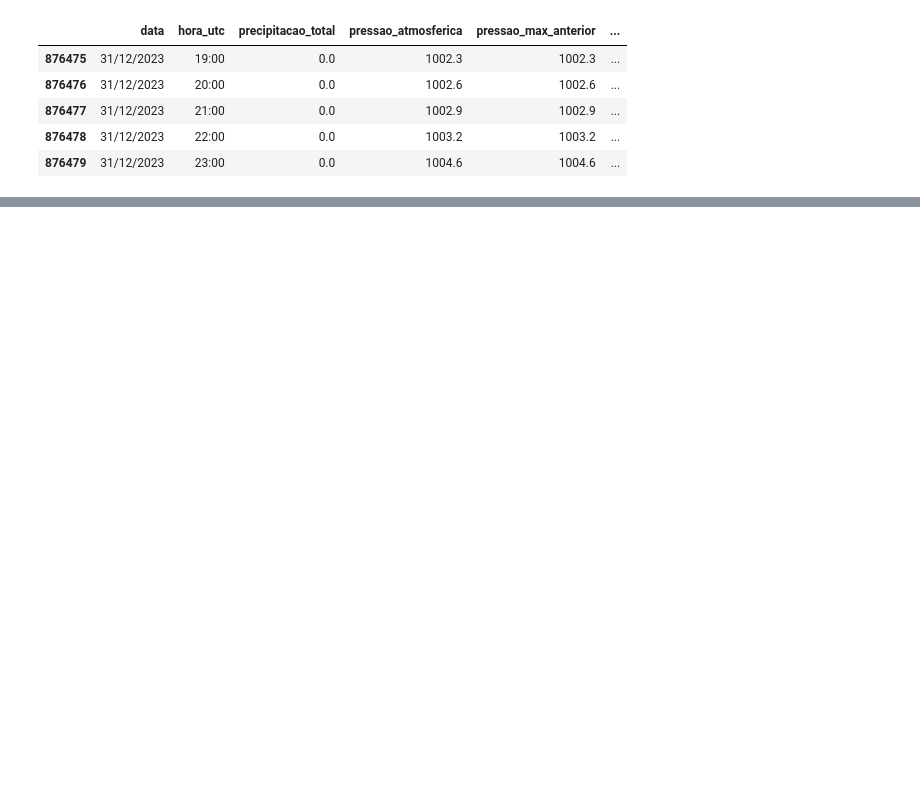
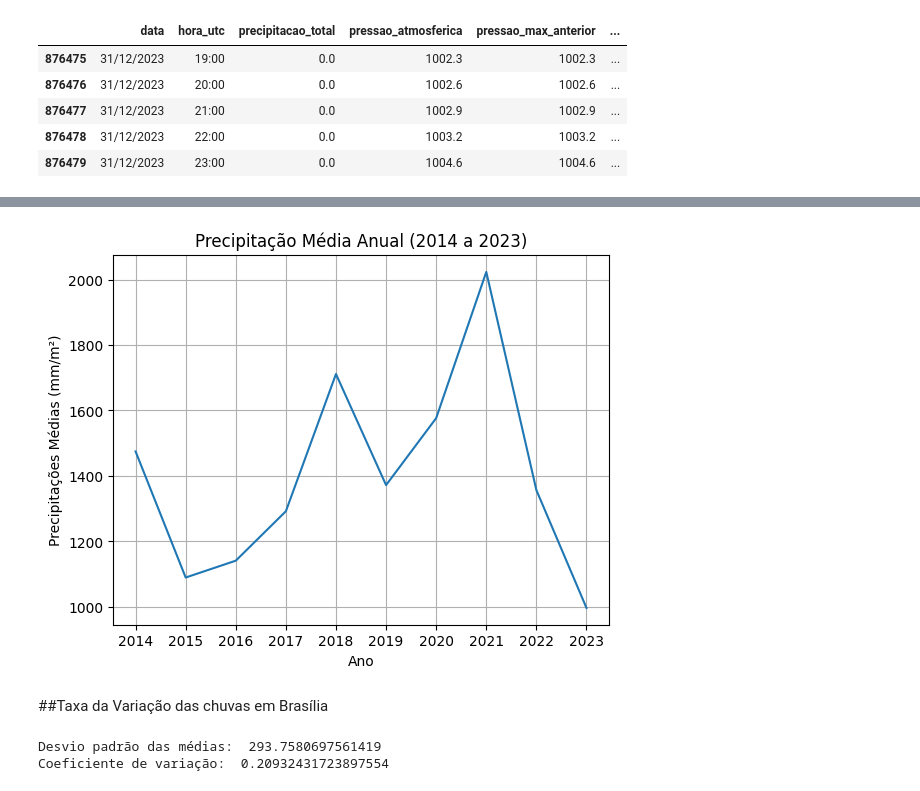
Before and after one commit to ThiagoAdriano1/Trabalho_Estatistica_1, a Jupyter notebook: Analise.ipynb, the cells around one changed output, grey strips where cells are left out. Saved outputs shown, nothing was run; the diff lists cells and outputs as text; code cells hidden in the pictures; blank space fills up the shorter version.

```diff
--- a/Analise.ipynb
+++ b/Analise.ipynb
@@ -505,0 +337,21 @@ all_df.tail()
+# %%
+media_bsb_2014 = bsb_2014['precipitacao_total'].mean() * 8760
+media_bsb_2015 = bsb_2015['precipitacao_total'].replace(-9999.0, np.NaN).mean() * 8760
+media_bsb_2016 = bsb_2016['precipitacao_total'].replace(-9999.0, np.NaN).mean() * 8784
+media_bsb_2017 = bsb_2017['precipitacao_total'].mean() * 8760
+media_bsb_2018 = bsb_2018['precipitacao_total'].replace(-9999.0, np.NaN).mean() * 8760
+media_bsb_2019 = bsb_2019['precipitacao_total'].mean() * 8760
+media_bsb_2020 = bsb_2020['precipitacao_total'].mean() * 8784
+media_bsb_2021 = bsb_2021['precipitacao_total'].mean() * 8760
+media_bsb_2022 = bsb_2022['precipitacao_total'].mean() * 8760
+media_bsb_2023 = bsb_2023['precipitacao_total'].mean() * 8760
+print("Media de Precipitacao de 2014 é de ",media_bsb_2014, "L")
+print("Media de Precipitacao de 2015 é de ",media_bsb_2015, "L")
+print("Media de Precipitacao de 2016 é de ",media_bsb_2016, "L")
+print("Media de Precipitacao de 2017 é de ",media_bsb_2017, "L")
+print("Media de Precipitacao de 2018 é de ",media_bsb_2018, "L")
+print("Media de Precipitacao de 2019 é de ",media_bsb_2019, "L")
+print("Media de Precipitacao de 2020 é de ",media_bsb_2020, "L")
+print("Media de Precipitacao de 2021 é de ",media_bsb_2021, "L")
+print("Media de Precipitacao de 2022 é de ",media_bsb_2022, "L")
+print("Media de Precipitacao de 2023 é de ",media_bsb_2023, "L")
@@ -505,0 +369,26 @@ all_df.tail()
+# %%
+medias_bsb = [media_bsb_2014, media_bsb_2015, media_bsb_2016, media_bsb_2017, media_bsb_2018, media_bsb_2019, media_bsb_2020, media_bsb_2021, media_bsb_2022, media_bsb_2023]
+anos_bsb = ['2014','2015','2016','2017','2018','2019','2020','2021','2022','2023']
+# %%
+plt.plot(anos_bsb, medias_bsb)
+plt.xlabel('Ano')
+plt.ylabel('Precipitações Médias (mm/m²)')
+plt.title('Precipitação Média Anual (2014 a 2023)')
+plt.grid(True)
+plt.show()
+# %% [output]
+[figure, added]
+# %% [markdown]
+##Taxa da Variação das chuvas em Brasília
+# %%
+#Calculando o desvio padrão da médias
+desvio_padrao_bsb = np.std(medias_bsb)
+print("Desvio padrão das médias: ", desvio_padrao_bsb)
+
+#Calculando o coeficiente de variação (interessante para ver a dispersão dos dados)
+media_medias_bsb = np.mean(medias_bsb)
+coeficiente_variacao = desvio_padrao_bsb / media_medias_bsb
+print("Coeficiente de variação: ", coeficiente_variacao)
+# %% [output]
+Desvio padrão das médias:  293.7580697561419
+Coeficiente de variação:  0.20932431723897554
```
Also changed, not shown: parts of 70 cells of this notebook.
